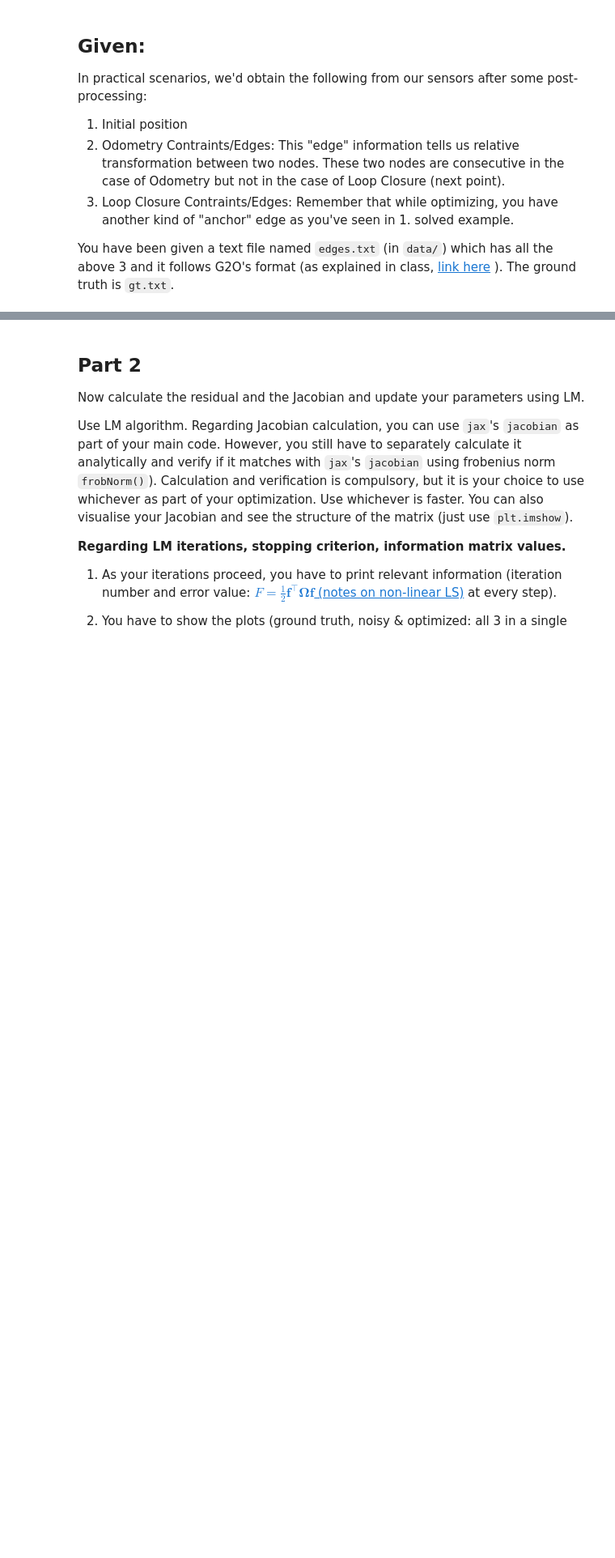
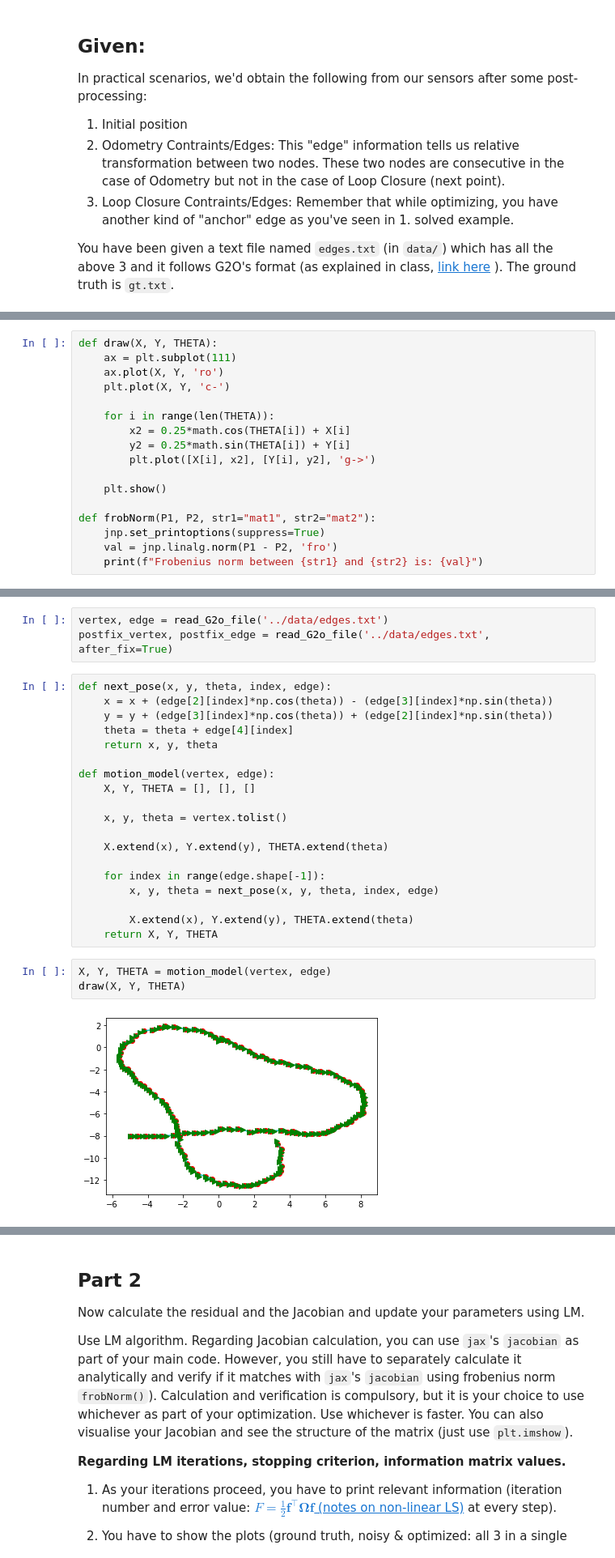
Before and after one commit to kanji95/Mobile-Robotics-CS7.503, a Jupyter notebook: Project1/questions/Question 2 - 2D SLAM.ipynb, the cells around one changed output, grey strips where cells are left out. Shown: that part at 81% size. Cells and saved outputs as stored; diff of their text form; blank space fills up the shorter version.

```diff
--- a/Project1/questions/Question 2 - 2D SLAM.ipynb
+++ b/Project1/questions/Question 2 - 2D SLAM.ipynb
@@ -34,0 +43,17 @@ If you plot the initialized poses using odometry information, you need to get as
+# %%
+def draw(X, Y, THETA):
+    ax = plt.subplot(111)
+    ax.plot(X, Y, 'ro')
+    plt.plot(X, Y, 'c-')
+
+    for i in range(len(THETA)):
+        x2 = 0.25*math.cos(THETA[i]) + X[i]
+        y2 = 0.25*math.sin(THETA[i]) + Y[i]
+        plt.plot([X[i], x2], [Y[i], y2], 'g->')
+
+    plt.show()
+
+def frobNorm(P1, P2, str1="mat1", str2="mat2"):
+    jnp.set_printoptions(suppress=True)
+    val = jnp.linalg.norm(P1 - P2, 'fro')
+    print(f"Frobenius norm between {str1} and {str2} is: {val}")
@@ -34,0 +100,27 @@ If you plot the initialized poses using odometry information, you need to get as
+# %%
+vertex, edge = read_G2o_file('../data/edges.txt')
+postfix_vertex, postfix_edge = read_G2o_file('../data/edges.txt', after_fix=True)
+# %%
+def next_pose(x, y, theta, index, edge):
+    x = x + (edge[2][index]*np.cos(theta)) - (edge[3][index]*np.sin(theta))
+    y = y + (edge[3][index]*np.cos(theta)) + (edge[2][index]*np.sin(theta))
+    theta = theta + edge[4][index]
+    return x, y, theta
+
+def motion_model(vertex, edge):
+    X, Y, THETA = [], [], []
+
+    x, y, theta = vertex.tolist()
+
+    X.extend(x), Y.extend(y), THETA.extend(theta)
+
+    for index in range(edge.shape[-1]):
+        x, y, theta = next_pose(x, y, theta, index, edge)
+
+        X.extend(x), Y.extend(y), THETA.extend(theta)
+    return X, Y, THETA
+# %%
+X, Y, THETA = motion_model(vertex, edge)
+draw(X, Y, THETA)
+# %% [output]
+[figure, added]
```
Also changed, not shown: parts of 8 cells of this notebook, 1 other file.
